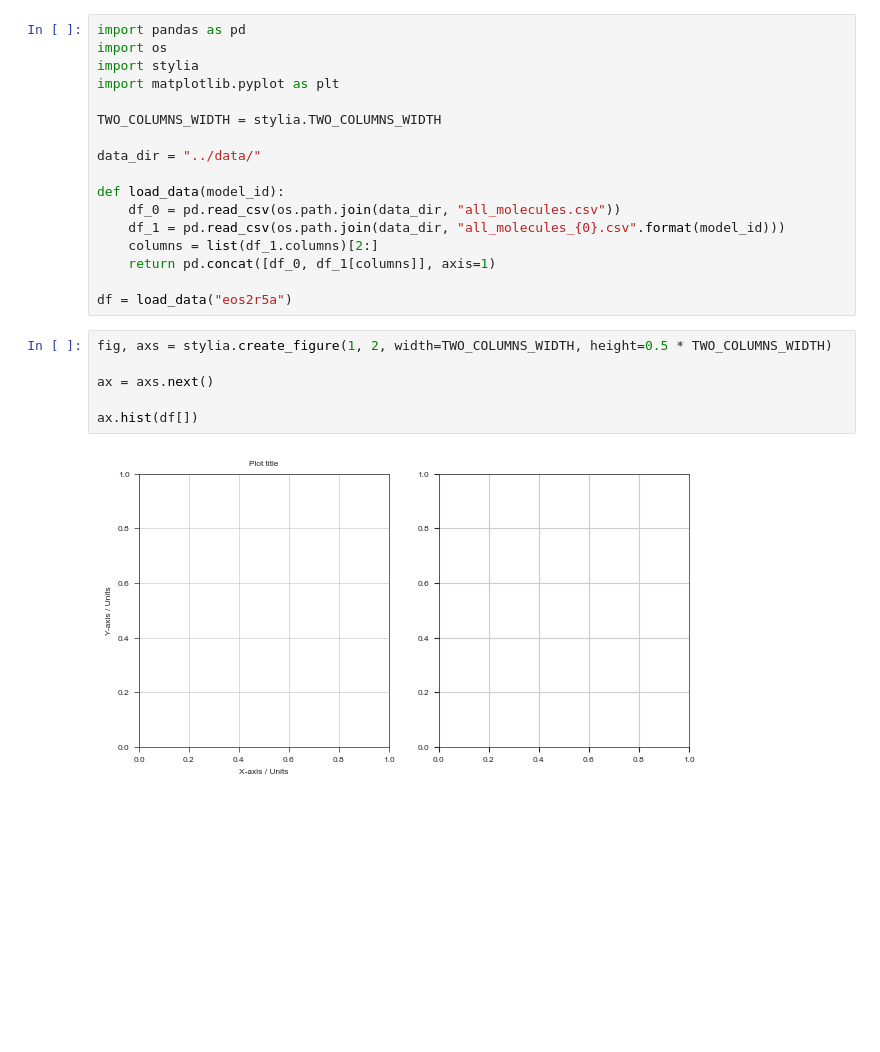
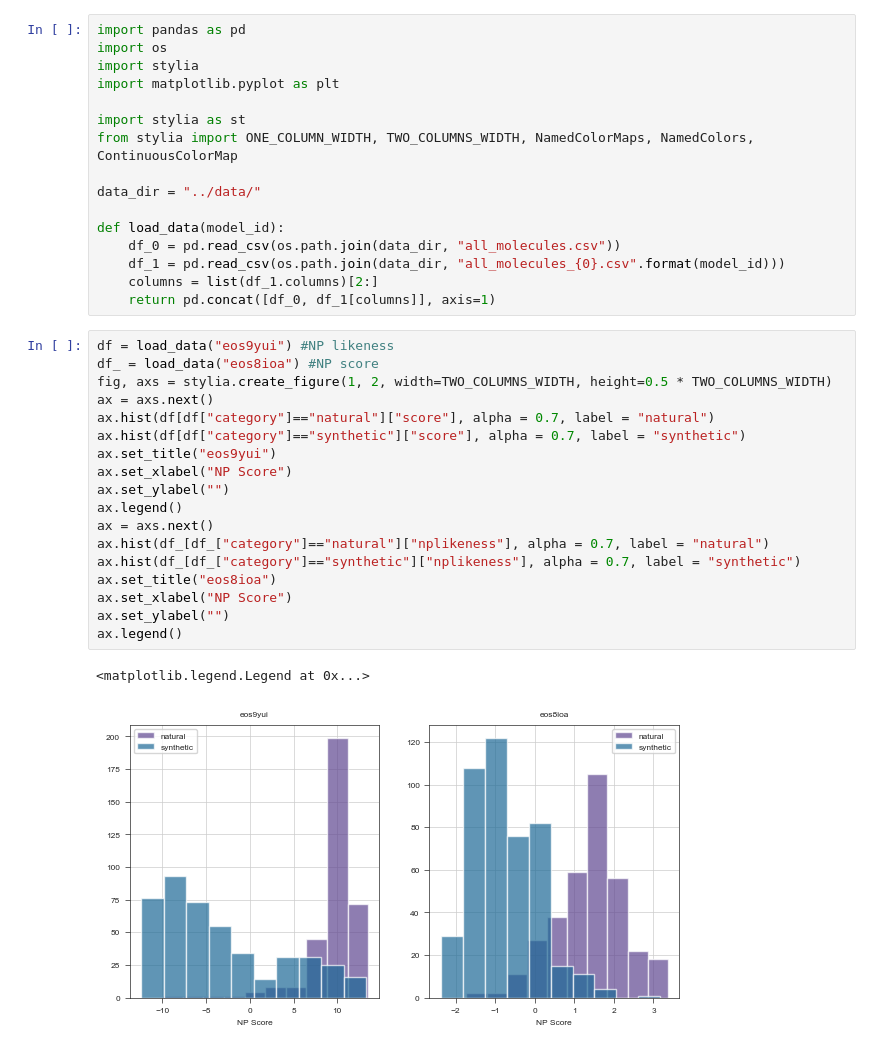
Before and after one commit to ersilia-os/sars-cov-2-chemspace, a Jupyter notebook: notebooks/02_ChemicalSpaceExploration.ipynb, the cells around one changed output. Saved outputs shown, nothing was run; the diff lists cells and outputs as text; blank space fills up the shorter version.

```diff
--- a/notebooks/02_ChemicalSpaceExploration.ipynb
+++ b/notebooks/02_ChemicalSpaceExploration.ipynb
@@ -4,7 +4,8 @@ import os
 import stylia
 import matplotlib.pyplot as plt
 
-TWO_COLUMNS_WIDTH = stylia.TWO_COLUMNS_WIDTH
+import stylia as st
+from stylia import ONE_COLUMN_WIDTH, TWO_COLUMNS_WIDTH, NamedColorMaps, NamedColors, ContinuousColorMap
 
 data_dir = "../data/"
 
@@ -13,13 +14,24 @@ def load_data(model_id):
     df_1 = pd.read_csv(os.path.join(data_dir, "all_molecules_{0}.csv".format(model_id)))
     columns = list(df_1.columns)[2:]
     return pd.concat([df_0, df_1[columns]], axis=1)
-
-df = load_data("eos2r5a")
-# %%
-fig, axs = stylia.create_figure(1, 2, width=TWO_COLUMNS_WIDTH, height=0.5 * TWO_COLUMNS_WIDTH)
-
-ax = axs.next()
-
-ax.hist(df[])
-# %% [output]
-[figure, removed]
+# %%
+df = load_data("eos9yui") #NP likeness
+df_ = load_data("eos8ioa") #NP score
+fig, axs = stylia.create_figure(1, 2, width=TWO_COLUMNS_WIDTH, height=0.5 * TWO_COLUMNS_WIDTH)
+ax = axs.next()
+ax.hist(df[df["category"]=="natural"]["score"], alpha = 0.7, label = "natural")
+ax.hist(df[df["category"]=="synthetic"]["score"], alpha = 0.7, label = "synthetic")
+ax.set_title("eos9yui")
+ax.set_xlabel("NP Score")
+ax.set_ylabel("")
+ax.legend()
+ax = axs.next()
+ax.hist(df_[df_["category"]=="natural"]["nplikeness"], alpha = 0.7, label = "natural")
+ax.hist(df_[df_["category"]=="synthetic"]["nplikeness"], alpha = 0.7, label = "synthetic")
+ax.set_title("eos8ioa")
+ax.set_xlabel("NP Score")
+ax.set_ylabel("")
+ax.legend()
+# %% [output]
+<matplotlib.legend.Legend at 0x...>
+[figure, added]
```
Also changed, not shown: parts of 8 cells of this notebook, 13 other files.
